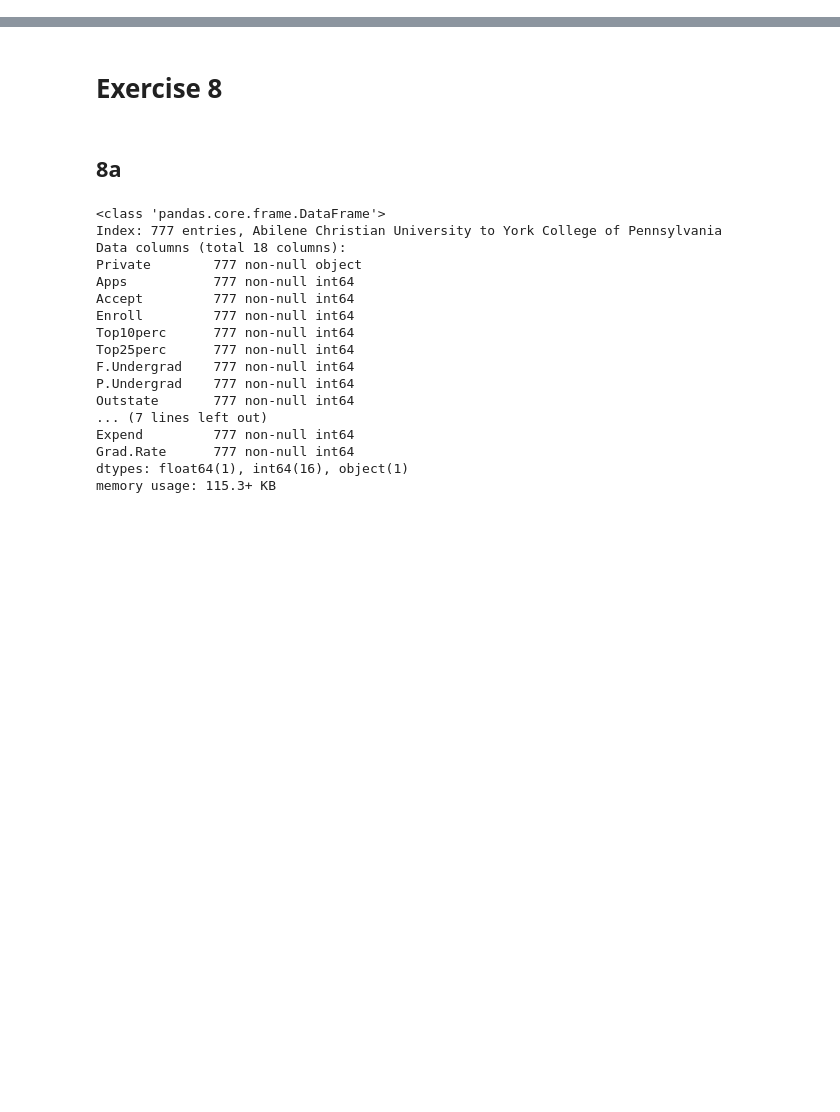
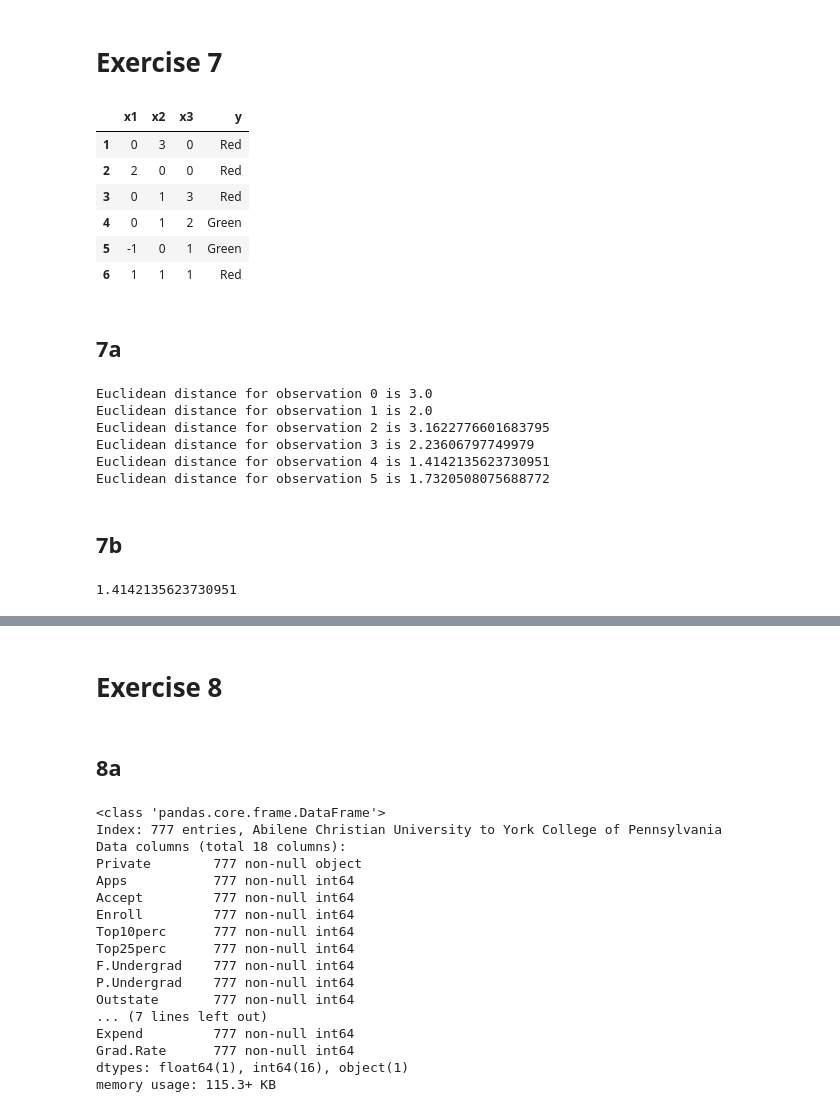
Before and after one commit to Brinkhuis/ISLR, a Jupyter notebook: chapter_02.ipynb, the cells around one changed output, grey strips where cells are left out. Cells and saved outputs as stored; diff of their text form; code cells hidden in the pictures; blank space fills up the shorter version.

```diff
--- a/chapter_02.ipynb
+++ b/chapter_02.ipynb
@@ -5,3 +5,22 @@ import matplotlib.pyplot as plt
 import seaborn as sns
 # %%
 sns.set(style="ticks", color_codes=True)
+# %% [markdown]
+# Exercise 7
+# %%
+df = pd.DataFrame({'x1': [0, 2, 0, 0, -1, 1],
+                   'x2': [3, 0, 1, 1, 0, 1],
+                   'x3': [0, 0, 3, 2, 1, 1],
+                   'y': ['Red', 'Red', 'Red', 'Green', 'Green', 'Red', ]},
+                  index=range(1, 7))
+df
+# %% [output]
+|  | x1 | x2 | x3 | y |
+| 1 | 0 | 3 | 0 | Red |
+| 2 | 2 | 0 | 0 | Red |
+| 3 | 0 | 1 | 3 | Red |
+| 4 | 0 | 1 | 2 | Green |
+| 5 | -1 | 0 | 1 | Green |
+| 6 | 1 | 1 | 1 | Red |
+# %% [markdown]
+## 7a
@@ -7,0 +30,18 @@ sns.set(style="ticks", color_codes=True)
+# %%
+euclidean_distance = list()
+for observation in range(X.shape[0]):
+    euclidean_distance.append(np.sqrt(sum((X[observation] - np.zeros(3)) ** 2)))
+    print('Euclidean distance for observation {} is {}'.format(observation, euclidean_distance[observation]))
+# %% [output]
+Euclidean distance for observation 0 is 3.0
+Euclidean distance for observation 1 is 2.0
+Euclidean distance for observation 2 is 3.1622776601683795
+Euclidean distance for observation 3 is 2.23606797749979
+Euclidean distance for observation 4 is 1.4142135623730951
+Euclidean distance for observation 5 is 1.7320508075688772
+# %% [markdown]
+## 7b
+# %%
+min(euclidean_distance)
+# %% [output]
+1.4142135623730951
```
Also changed, not shown: parts of 10 cells of this notebook.
